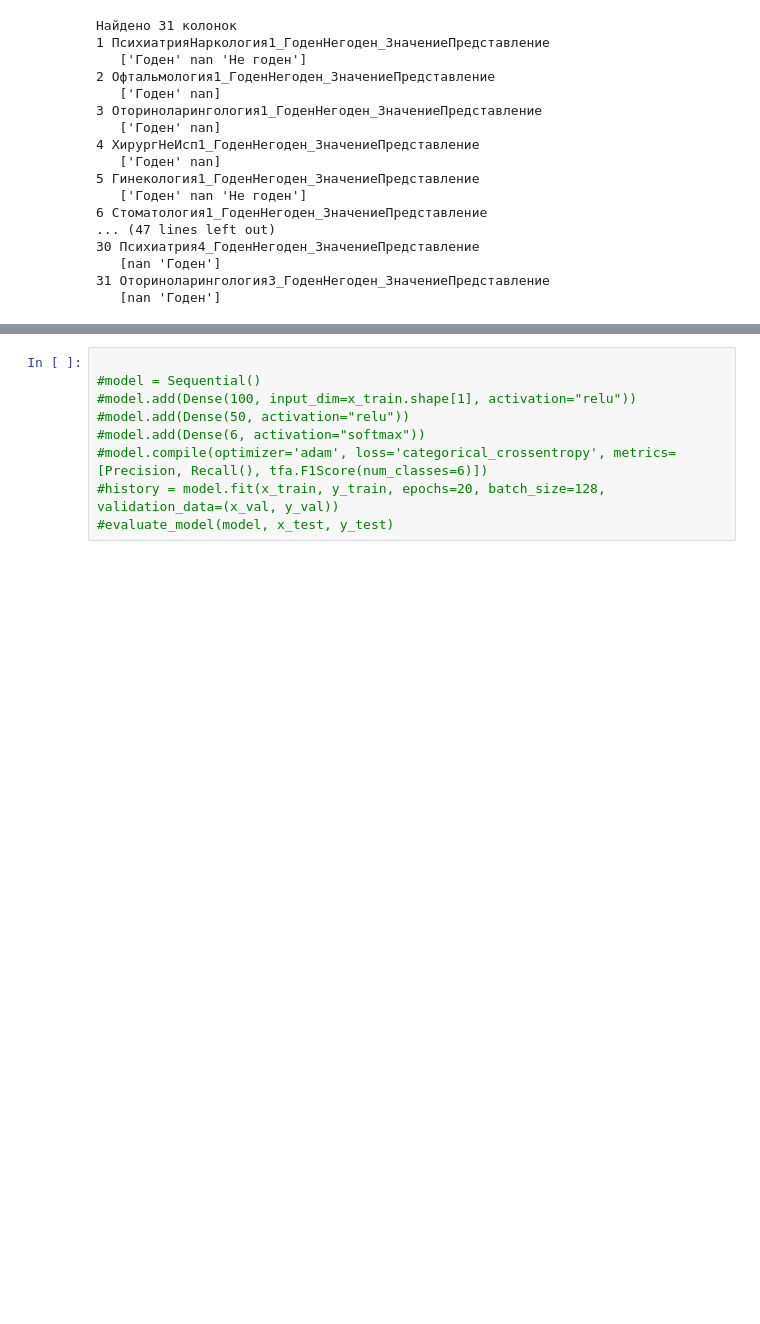
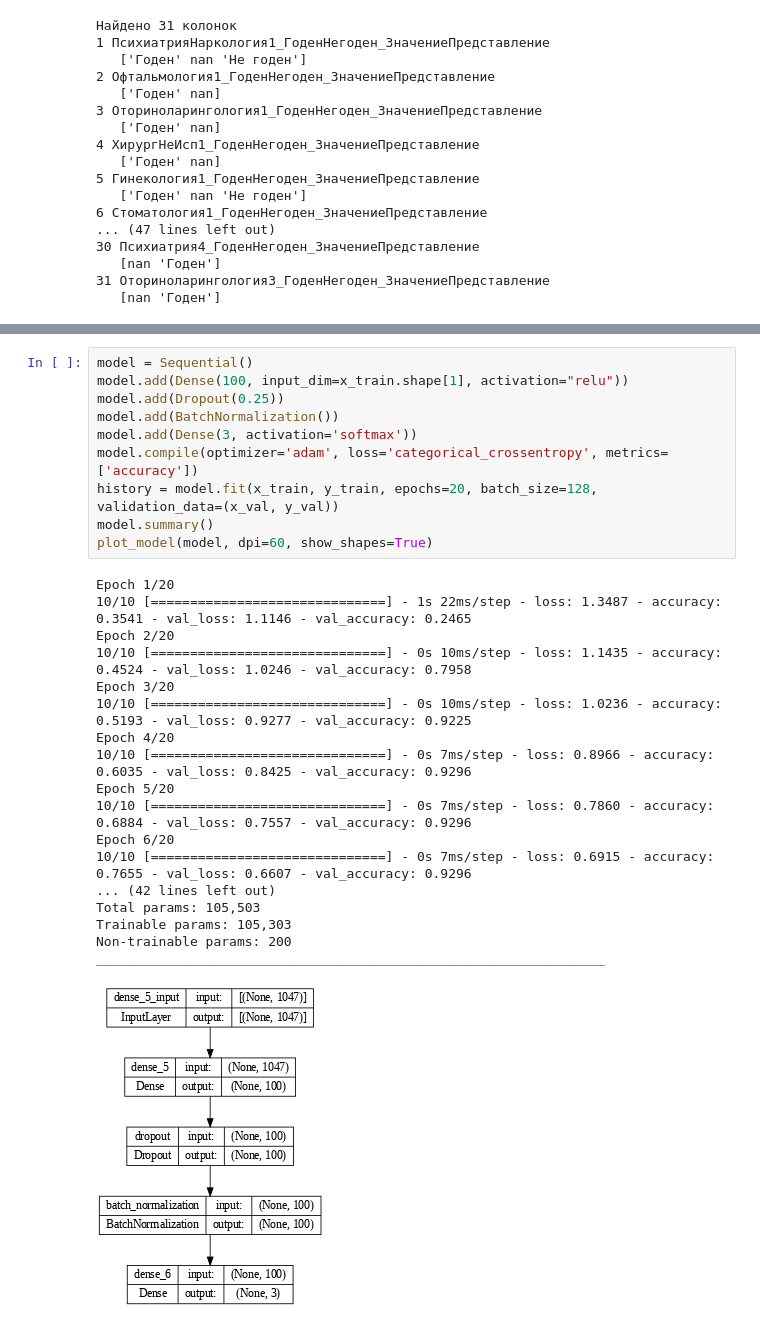
Before and after one commit to Untick/InspectrumClinic_RS_gr2, a Jupyter notebook: Sidorov Alexander/Copy_of_Profpatolog.ipynb, the cells around one changed output, grey strips where cells are left out. Cells and saved outputs as stored; diff of their text form; blank space fills up the shorter version.

```diff
--- a/Sidorov Alexander/Copy_of_Profpatolog.ipynb
+++ b/Sidorov Alexander/Copy_of_Profpatolog.ipynb
@@ -296,9 +420,29 @@ def evaluate_model(model, x_test, y_test):
 # %%
-
-#model = Sequential()
-#model.add(Dense(100, input_dim=x_train.shape[1], activation="relu"))
-#model.add(Dense(50, activation="relu"))
-#model.add(Dense(6, activation="softmax"))
-#model.compile(optimizer='adam', loss='categorical_crossentropy', metrics=[Precision, Recall(), tfa.F1Score(num_classes=6)])
-#history = model.fit(x_train, y_train, epochs=20, batch_size=128, validation_data=(x_val, y_val))
-#evaluate_model(model, x_test, y_test)
+model = Sequential()
+model.add(Dense(100, input_dim=x_train.shape[1], activation="relu"))
+model.add(Dropout(0.25))
+model.add(BatchNormalization())
+model.add(Dense(3, activation='softmax'))
+model.compile(optimizer='adam', loss='categorical_crossentropy', metrics=['accuracy'])
+history = model.fit(x_train, y_train, epochs=20, batch_size=128, validation_data=(x_val, y_val))
+model.summary()
+plot_model(model, dpi=60, show_shapes=True)
+# %% [output]
+Epoch 1/20
+10/10 [==============================] - 1s 22ms/step - loss: 1.3487 - accuracy: 0.3541 - val_loss: 1.1146 - val_accuracy: 0.2465
+Epoch 2/20
+10/10 [==============================] - 0s 10ms/step - loss: 1.1435 - accuracy: 0.4524 - val_loss: 1.0246 - val_accuracy: 0.7958
+Epoch 3/20
+10/10 [==============================] - 0s 10ms/step - loss: 1.0236 - accuracy: 0.5193 - val_loss: 0.9277 - val_accuracy: 0.9225
+Epoch 4/20
+10/10 [==============================] - 0s 7ms/step - loss: 0.8966 - accuracy: 0.6035 - val_loss: 0.8425 - val_accuracy: 0.9296
+Epoch 5/20
+10/10 [==============================] - 0s 7ms/step - loss: 0.7860 - accuracy: 0.6884 - val_loss: 0.7557 - val_accuracy: 0.9296
+Epoch 6/20
+10/10 [==============================] - 0s 7ms/step - loss: 0.6915 - accuracy: 0.7655 - val_loss: 0.6607 - val_accuracy: 0.9296
+... (42 lines left out)
+Total params: 105,503
+Trainable params: 105,303
+Non-trainable params: 200
+_________________________________________________________________
+[figure, added]
```
Also changed, not shown: parts of 16 cells of this notebook.
